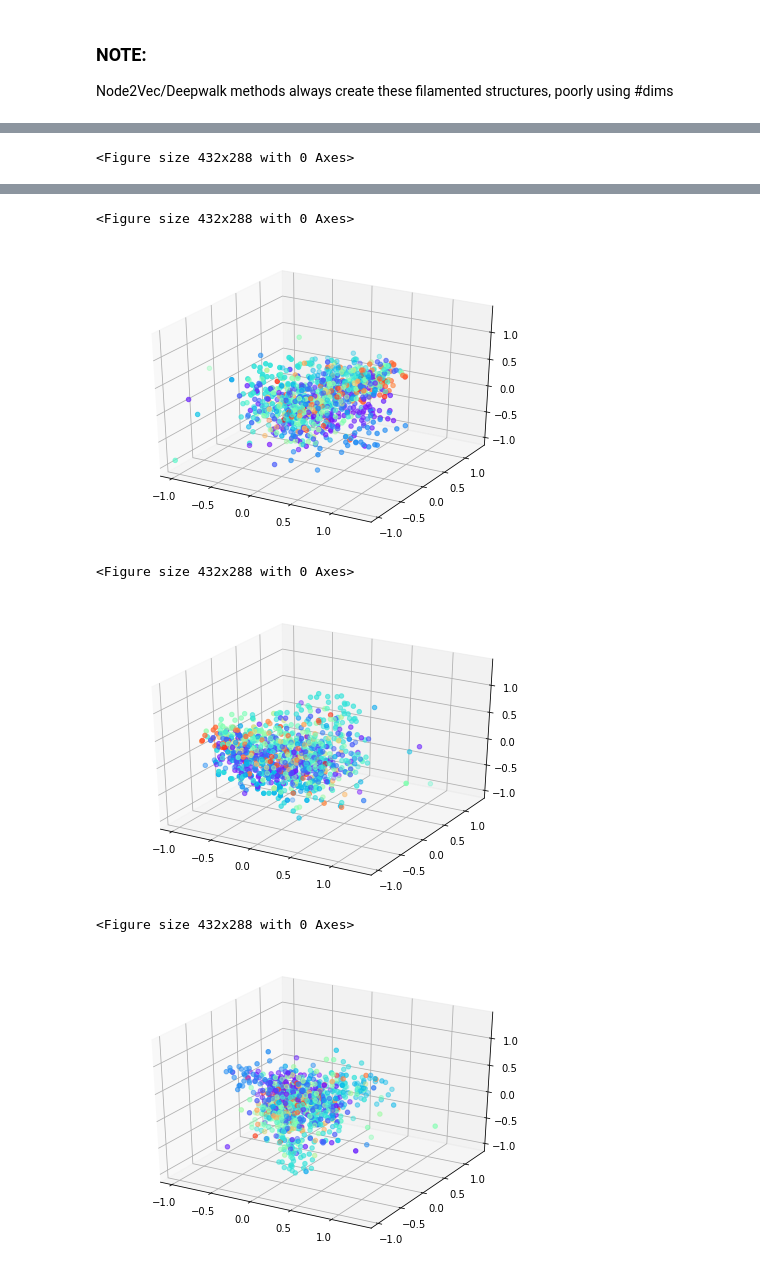
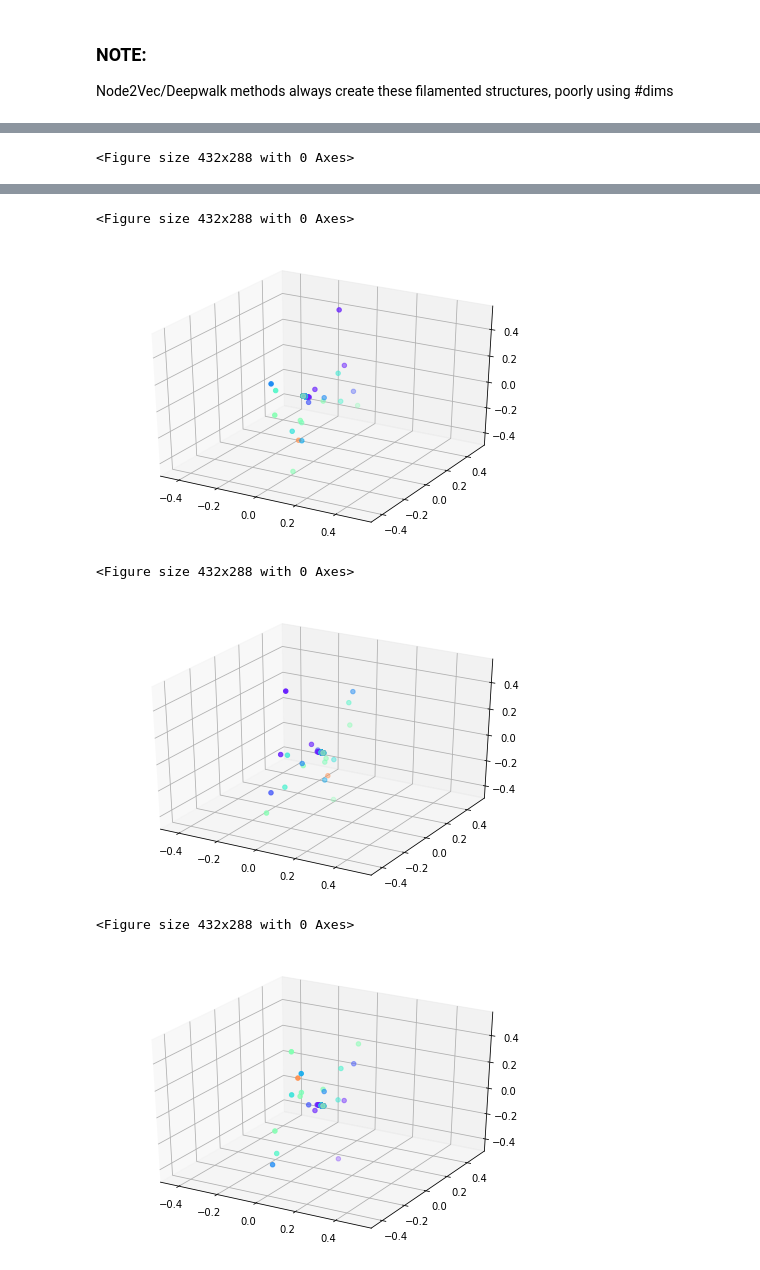
Before and after one commit to VHRanger/nodevectors, a Jupyter notebook: examples/Intro && embedding plots.ipynb, the cells around one changed output, grey strips where cells are left out. Drawn from its saved outputs; the diff is of its cells as text; code cells hidden in the pictures.

```diff
--- a/examples/Intro && embedding plots.ipynb
+++ b/examples/Intro && embedding plots.ipynb
@@ -100,7 +104,7 @@ UMAP is very good at reprocuding cluster structure with few dimensions. GLoVe an
 # G, labels = graph_eval.make_cluster_graph(n_nodes=820, n_clusters=18, connections=1000, drop_pct=0.5)
 # G, labels = graph_eval.make_weighed_cluster_graph(n_nodes=400, n_clusters=6, connections=1500, drop_pct=0.2, max_edge_weight=15)
 # G, labels = graph_eval.make_blogcatalog(dedupe=True)
-G, labels = graph_eval.make_snap()
+G, labels = graph_eval.make_email()
 
 N_COMPONENTS = 3
 # %%
@@ -280,17 +249,16 @@ Converged! Loss: 0.1694
 # %%
-w = wg.glove(
+grep = nodevectors.GraRep(
     n_components=N_COMPONENTS,
-    tol=0.0005,
-    max_epoch=6_000,
-    learning_rate=0.02,
-    max_loss=10.,
-    max_count=50,
-    exponent=0.5,
+    order=3,
+#     merger=(lambda x : np.mean(x, axis=0)),
+    merger=lambda x : x[-1]
 )
-draw_weights(w, min_val=w.min(), max_val=w.max())
+grw = grep.fit_transform(G)
+
+draw_weights(grw, min_val=grw.min(), max_val=grw.max())
 if N_COMPONENTS > 2:
-    draw_weights(w * np.array([-1, 1, 1]), min_val=w.min(), max_val=w.max())
-    draw_weights(w * np.array([1, -1, 1]), min_val=w.min(), max_val=w.max())
-    draw_weights(w * np.array([1, 1, -1]), min_val=w.min(), max_val=w.max())
+    draw_weights(grw * np.array([-1, 1, 1]), min_val=grw.min(), max_val=grw.max())
+    draw_weights(grw * np.array([1, -1, 1]), min_val=grw.min(), max_val=grw.max())
+    draw_weights(grw * np.array([1, 1, -1]), min_val=grw.min(), max_val=grw.max())
 # %% [output]
 <Figure size 432x288 with 0 Axes>
@@ -298,6 +266,6 @@ if N_COMPONENTS > 2:
 <Figure size 432x288 with 0 Axes>
-[figure, old version]
+[figure, new version]
 <Figure size 432x288 with 0 Axes>
-[figure, old version]
+[figure, new version]
 <Figure size 432x288 with 0 Axes>
-[figure, old version]
+[figure, new version]
```
Also changed, not shown: parts of 10 cells of this notebook, 1 other file.
